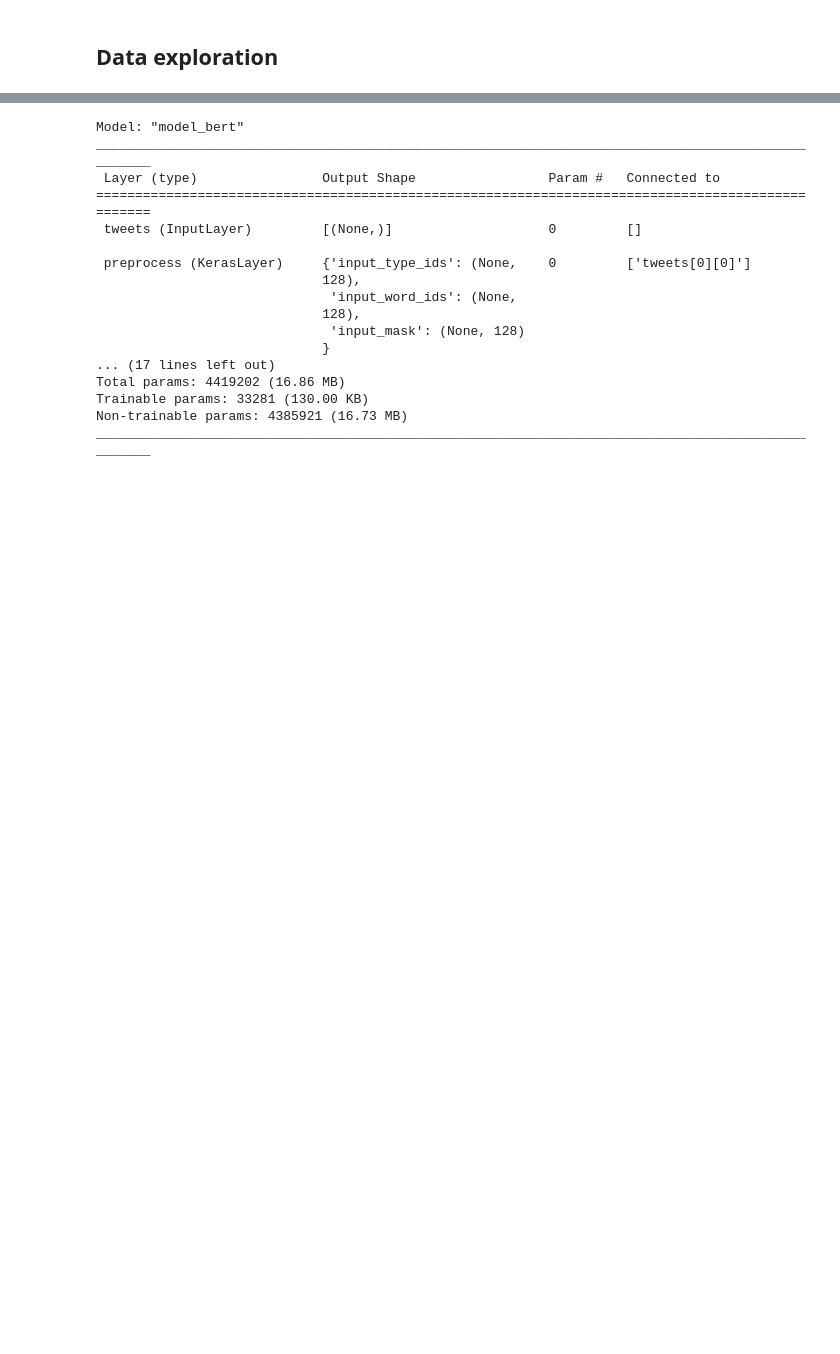
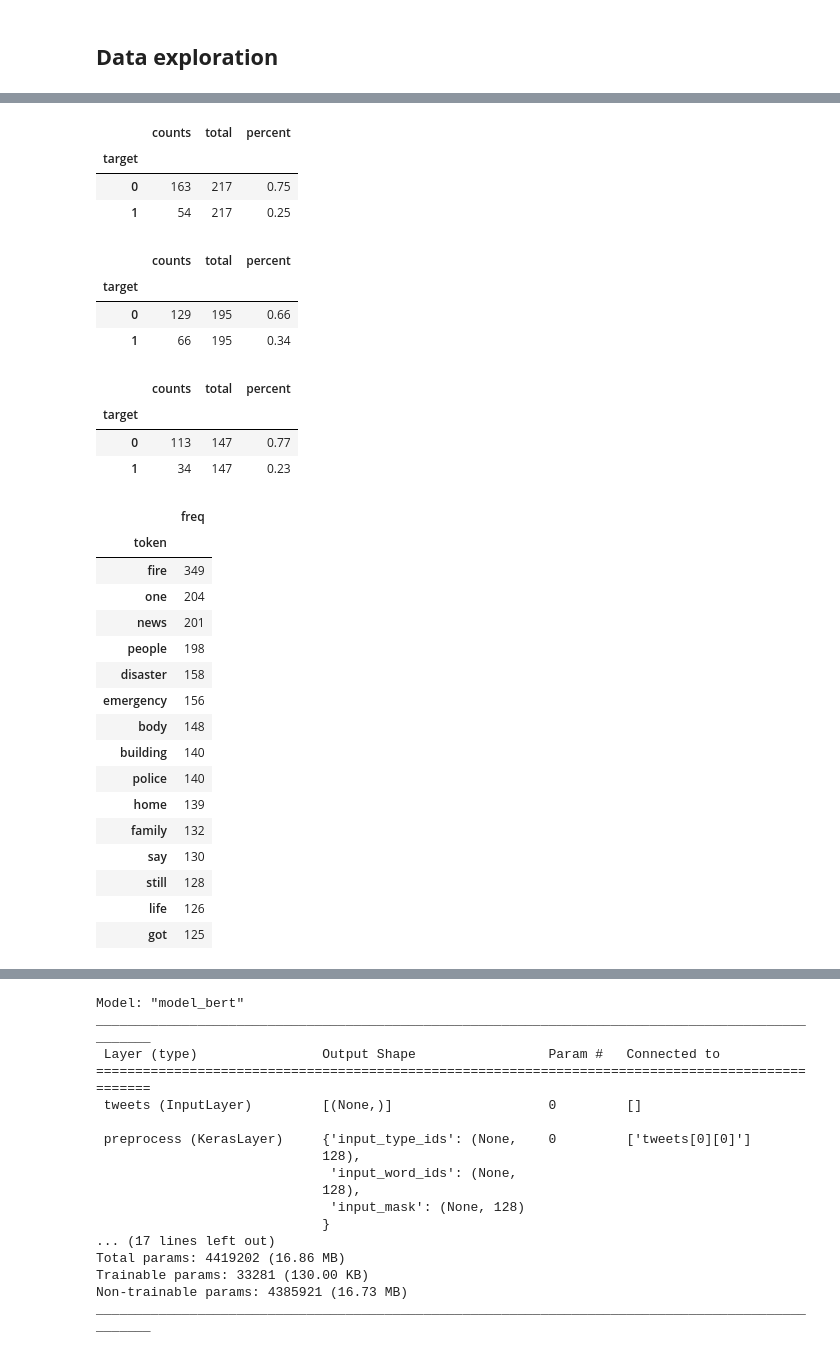
Before and after one commit to julianencisoizquierdo/NLP_Python_disaster_tweets, a Jupyter notebook: NLP_Disaster_Tweets.ipynb, the cells around one changed output, grey strips where cells are left out. Saved outputs shown, nothing was run; the diff lists cells and outputs as text; code cells hidden in the pictures; blank space fills up the shorter version.

```diff
--- a/NLP_Disaster_Tweets.ipynb
+++ b/NLP_Disaster_Tweets.ipynb
@@ -316,0 +481,45 @@ df_train.sample(10)
+# %%
+mask = df_train['clean_text_tokenized'].apply(lambda x: 'new' in x)
+df_train_filtered = df_train[mask]
+
+df_train_filt_groupped = pd.DataFrame()
+df_train_filt_groupped['counts'] = df_train_filtered.groupby('target')['id'].count()
+df_train_filt_groupped['total'] = df_train_filt_groupped['counts'].sum()
+df_train_filt_groupped['percent'] = df_train_filt_groupped['counts'] / df_train_filt_groupped['total']
+
+df_train_filt_groupped
+# %% [output]
+|  | counts | total | percent |
+| target |  |  |  |
+| 0 | 163 | 217 | 0.75 |
+| 1 | 54 | 217 | 0.25 |
+# %%
+mask = df_train['clean_text_tokenized'].apply(lambda x: 'one' in x)
+df_train_filtered = df_train[mask]
+
+df_train_filt_groupped = pd.DataFrame()
+df_train_filt_groupped['counts'] = df_train_filtered.groupby('target')['id'].count()
+df_train_filt_groupped['total'] = df_train_filt_groupped['counts'].sum()
+df_train_filt_groupped['percent'] = df_train_filt_groupped['counts'] / df_train_filt_groupped['total']
+
+df_train_filt_groupped
+# %% [output]
+|  | counts | total | percent |
+| target |  |  |  |
+| 0 | 129 | 195 | 0.66 |
+| 1 | 66 | 195 | 0.34 |
+# %%
+mask = df_train['clean_text_tokenized'].apply(lambda x: 'body' in x)
+df_train_filtered = df_train[mask]
+
+df_train_filt_groupped = pd.DataFrame()
+df_train_filt_groupped['counts'] = df_train_filtered.groupby('target')['id'].count()
+df_train_filt_groupped['total'] = df_train_filt_groupped['counts'].sum()
+df_train_filt_groupped['percent'] = df_train_filt_groupped['counts'] / df_train_filt_groupped['total']
+
+df_train_filt_groupped
+# %% [output]
+|  | counts | total | percent |
+| target |  |  |  |
+| 0 | 113 | 147 | 0.77 |
+| 1 | 34 | 147 | 0.23 |
@@ -316,0 +530,23 @@ df_train.sample(10)
+# %%
+df_train['clean_text_tokenized'] = df_train['clean_text'].progress_apply(prepare, pipeline=pipeline)
+# %%
+freq_df = count_words(df_train)
+freq_df.head(15)
+# %% [output]
+|  | freq |
+| token |  |
+| fire | 349 |
+| one | 204 |
+| news | 201 |
+| people | 198 |
+| disaster | 158 |
+| emergency | 156 |
+| body | 148 |
+| building | 140 |
+| police | 140 |
+| home | 139 |
+| family | 132 |
+| say | 130 |
+| still | 128 |
+| life | 126 |
+| got | 125 |
```
Also changed, not shown: parts of 18 cells of this notebook.
